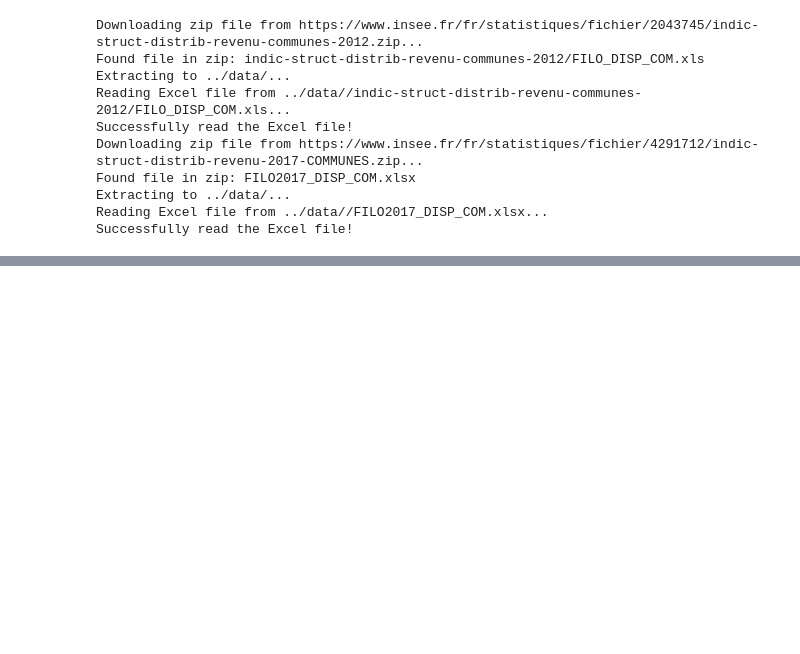
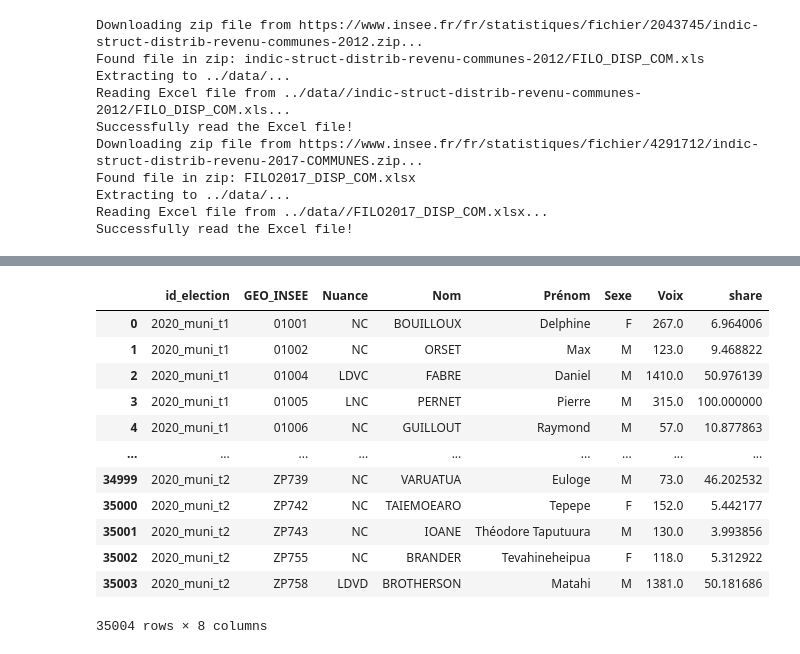
Before and after one commit to colinlenoble/Voting-EWE, a Jupyter notebook: data_process_vote_socioeco.ipynb, the cells around one changed output, grey strips where cells are left out. Saved outputs shown, nothing was run; the diff lists cells and outputs as text; code cells hidden in the pictures; blank space fills up the shorter version.

```diff
--- a/data_process_vote_socioeco.ipynb
+++ b/data_process_vote_socioeco.ipynb
@@ -252,0 +266,11 @@ full_rev
+# %%
+path = "C:/Users/colin/Downloads/candidats_results(1).parquet"
+df_muni = pd.read_parquet(path)
+df_muni = df_muni.sort_values('id_election')
+# %%
+df_muni_2020 = df_muni[df_muni.id_election.isin(['2020_muni_t2', '2020_muni_t1'])]
+df_muni_2020['GEO_INSEE'] = df_muni_2020['Code du département'] + df_muni['Code de la commune']
+df_muni_2020.sort_values('GEO_INSEE', inplace=True)
+df_muni_2020 = df_muni_2020[['id_election', 'Nom', 'Nuance', 'Prénom', 'GEO_INSEE', 'Voix', 'Sexe']].groupby(['id_election', 'GEO_INSEE', 'Nuance', 'Nom', 'Prénom', 'Sexe']).sum().reset_index()
+df_muni_2020['share'] = 100*df_muni_2020['Voix'] / df_muni_2020.groupby(['id_election', 'GEO_INSEE'])['Voix'].transform('sum')
+# df_muni_lit['share'] = df_muni_lit['share'].round(2)
@@ -252,0 +287,26 @@ full_rev
+# %%
+df_elected_t2 = df_muni_2020[df_muni_2020['id_election'] == '2020_muni_t2']
+df_elected_t2 = df_elected_t2.dropna(subset=['share'])
+df_elected_t2 = df_elected_t2.loc[df_elected_t2.groupby(['GEO_INSEE'])['share'].idxmax()]
+df_elected_t2
+df_elected_t1 = df_muni_2020[~df_muni_2020.GEO_INSEE.isin(df_elected_t2.GEO_INSEE)]
+df_elected_t1 = df_elected_t1.dropna(subset=['share'])
+df_elected_t1 = df_elected_t1[df_elected_t1['id_election'] == '2020_muni_t1']
+df_elected_t1 = df_elected_t1.loc[df_elected_t1.groupby(['GEO_INSEE'])['share'].idxmax()]
+df_elected_2020 = pd.concat([df_elected_t1, df_elected_t2], ignore_index=True)
+
+df_elected_2020
+# %% [output]
+|  | id_election | GEO_INSEE | Nuance | Nom | Prénom | Sexe | Voix | share |
+| 0 | 2020_muni_t1 | 01001 | NC | BOUILLOUX | Delphine | F | 267.0 | 6.964006 |
+| 1 | 2020_muni_t1 | 01002 | NC | ORSET | Max | M | 123.0 | 9.468822 |
+| 2 | 2020_muni_t1 | 01004 | LDVC | FABRE | Daniel | M | 1410.0 | 50.976139 |
+| 3 | 2020_muni_t1 | 01005 | LNC | PERNET | Pierre | M | 315.0 | 100.000000 |
+| 4 | 2020_muni_t1 | 01006 | NC | GUILLOUT | Raymond | M | 57.0 | 10.877863 |
+| ... | ... | ... | ... | ... | ... | ... | ... | ... |
+| 34999 | 2020_muni_t2 | ZP739 | NC | VARUATUA | Euloge | M | 73.0 | 46.202532 |
+| 35000 | 2020_muni_t2 | ZP742 | NC | TAIEMOEARO | Tepepe | F | 152.0 | 5.442177 |
+| 35001 | 2020_muni_t2 | ZP743 | NC | IOANE | Théodore Taputuura | M | 130.0 | 3.993856 |
+| 35002 | 2020_muni_t2 | ZP755 | NC | BRANDER | Tevahineheipua | F | 118.0 | 5.312922 |
+| 35003 | 2020_muni_t2 | ZP758 | LDVD | BROTHERSON | Matahi | M | 1381.0 | 50.181686 |
+35004 rows × 8 columns
```
Also changed, not shown: parts of 16 cells of this notebook, 3 other files.
